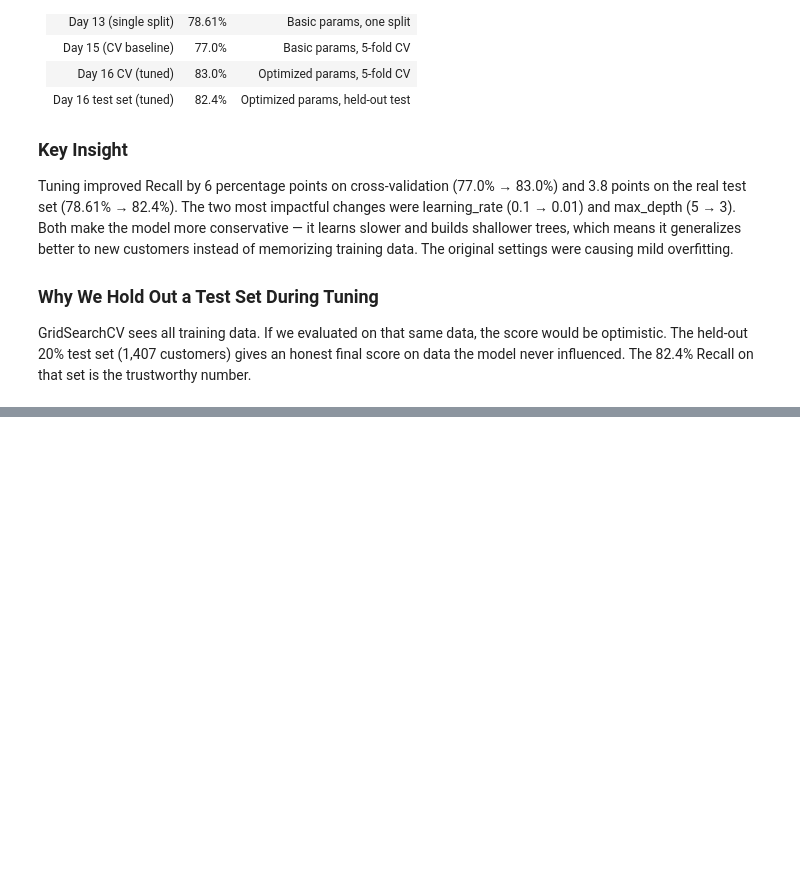
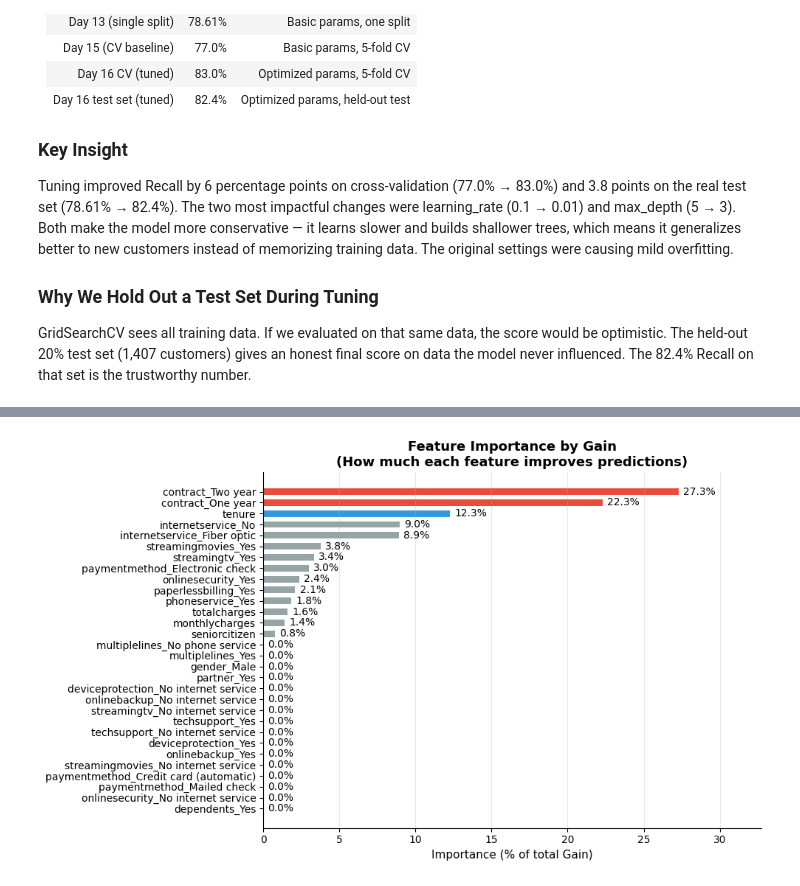
Before and after one commit to alexis-aquino/customer-churner, a Jupyter notebook: notebooks/02_modeling.ipynb, the cells around one changed output, grey strips where cells are left out. Cells and saved outputs as stored; diff of their text form; code cells hidden in the pictures; blank space fills up the shorter version.

```diff
--- a/notebooks/02_modeling.ipynb
+++ b/notebooks/02_modeling.ipynb
@@ -1410,0 +1908,29 @@ The 82.4% Recall on that set is the trustworthy number.
+# %%
+# Sort for plotting
+plot_df = importance_df.sort_values('Gain_pct', ascending=True)
+
+fig, ax = plt.subplots(figsize=(10, 6))
+
+colors = ['#e74c3c' if v > 20 else '#3498db' if v > 10
+          else '#95a5a6' for v in plot_df['Gain_pct']]
+
+bars = ax.barh(plot_df['Feature'], plot_df['Gain_pct'],
+               color=colors, edgecolor='none', height=0.6)
+
+# Add value labels
+for bar, val in zip(bars, plot_df['Gain_pct']):
+    ax.text(bar.get_width() + 0.3, bar.get_y() + bar.get_height()/2,
+            f'{val:.1f}%', va='center', ha='left', fontsize=10)
+
+ax.set_title('Feature Importance by Gain\n(How much each feature improves predictions)',
+             fontsize=13, fontweight='bold')
+ax.set_xlabel('Importance (% of total Gain)', fontsize=11)
+ax.set_xlim(0, plot_df['Gain_pct'].max() * 1.2)
+ax.grid(axis='x', alpha=0.3)
+ax.spines['top'].set_visible(False)
+ax.spines['right'].set_visible(False)
+
+plt.tight_layout()
+plt.show()
+# %% [output]
+[figure, added]
```
Also changed, not shown: parts of 18 cells of this notebook.
